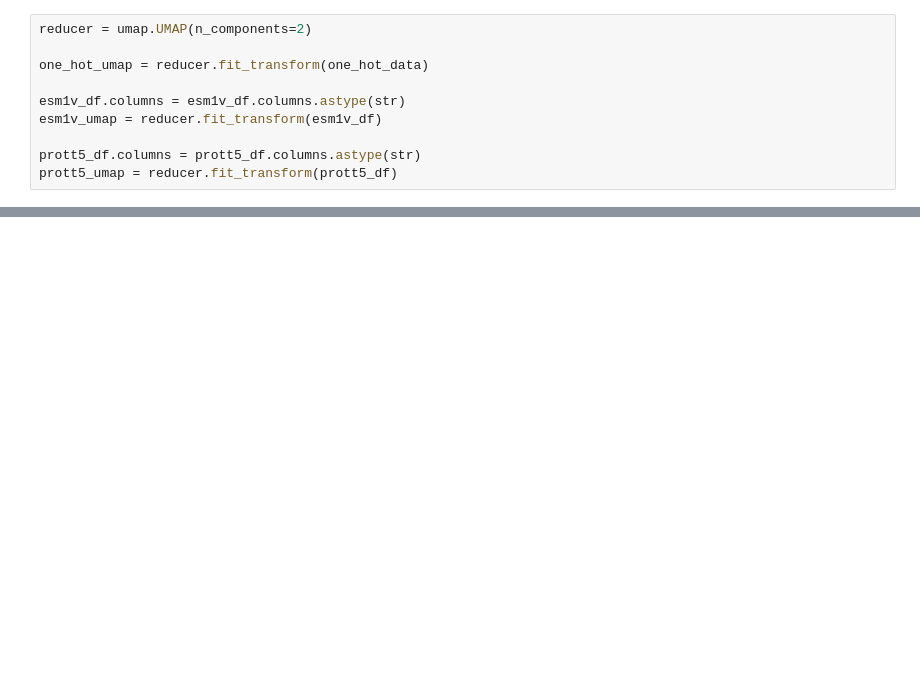
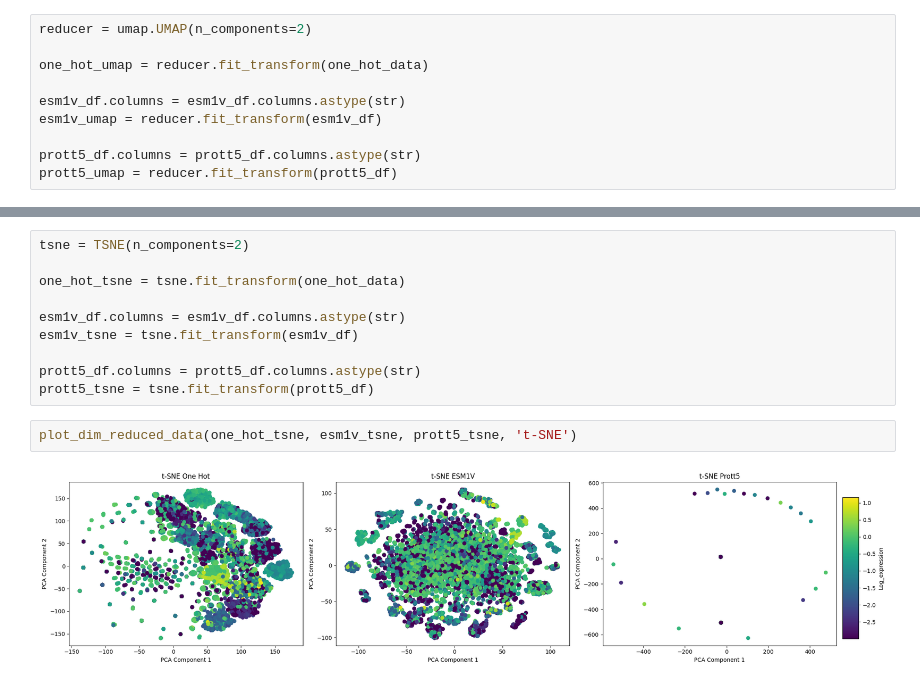
Before and after one commit to FabioHerrera97/Protein_Engineering_Code_Center, a Jupyter notebook: Tutorials/Prepare_and_Explore_data.ipynb, the cells around one changed output, grey strips where cells are left out. Cells and saved outputs as stored; diff of their text form; blank space fills up the shorter version.

```diff
--- a/Tutorials/Prepare_and_Explore_data.ipynb
+++ b/Tutorials/Prepare_and_Explore_data.ipynb
@@ -195,0 +178,14 @@ plt.show()
+# %%
+tsne = TSNE(n_components=2)
+
+one_hot_tsne = tsne.fit_transform(one_hot_data)
+
+esm1v_df.columns = esm1v_df.columns.astype(str)
+esm1v_tsne = tsne.fit_transform(esm1v_df)
+
+prott5_df.columns = prott5_df.columns.astype(str)
+prott5_tsne = tsne.fit_transform(prott5_df)
+# %%
+plot_dim_reduced_data(one_hot_tsne, esm1v_tsne, prott5_tsne, 't-SNE')
+# %% [output]
+[figure, added]
```
Also changed, not shown: parts of 4 cells of this notebook.
